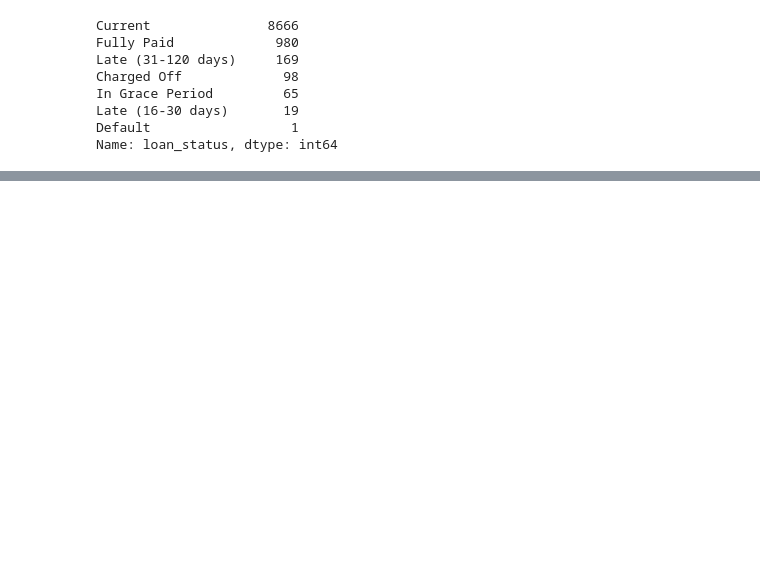
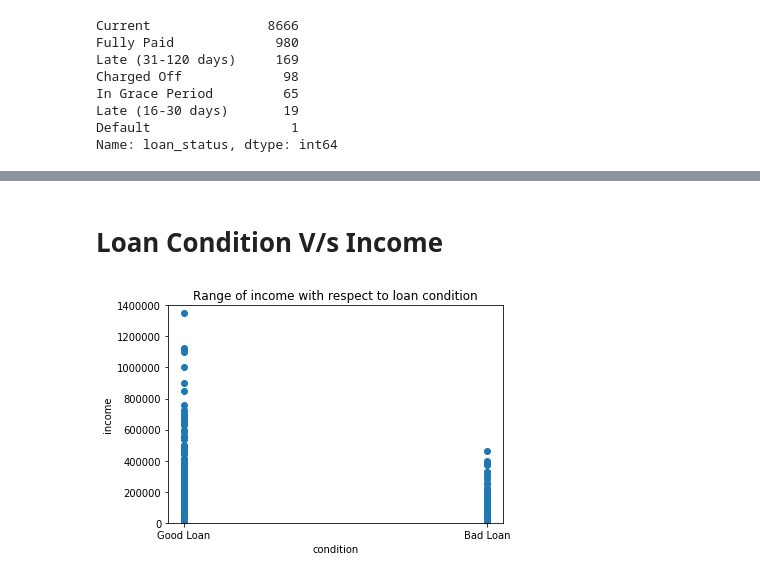
Before and after one commit to nishimishra71/Python, a Jupyter notebook: Capstone_sample.ipynb, the cells around one changed output, grey strips where cells are left out. Saved outputs shown, nothing was run; the diff lists cells and outputs as text; code cells hidden in the pictures; blank space fills up the shorter version.

```diff
--- a/Capstone_sample.ipynb
+++ b/Capstone_sample.ipynb
@@ -225,0 +203,11 @@ sns.violinplot(x="income_category", y="loan_condition_int", data=df, palette="Se
+# %% [markdown]
+# Loan Condition V/s Income
+# %%
+plt.scatter(df.loan_condition,df.annual_income)
+plt.xlabel("condition")
+plt.ylabel("income")
+plt.ylim(0,1400000)
+plt.title("Range of income with respect to loan condition")
+plt.show()
+# %% [output]
+[figure, added]
```
Also changed, not shown: parts of 43 cells of this notebook.
